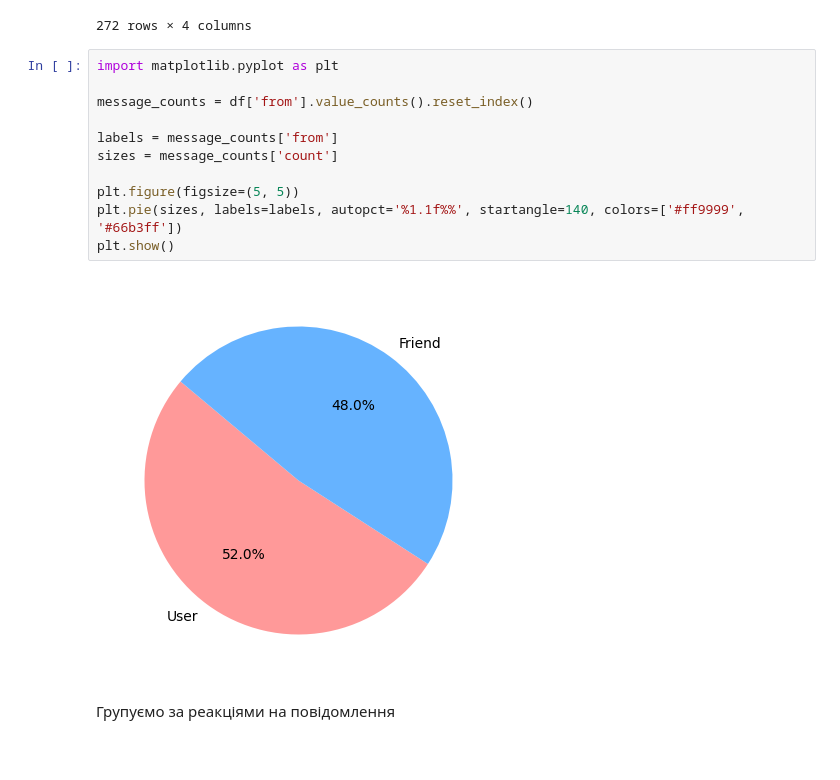
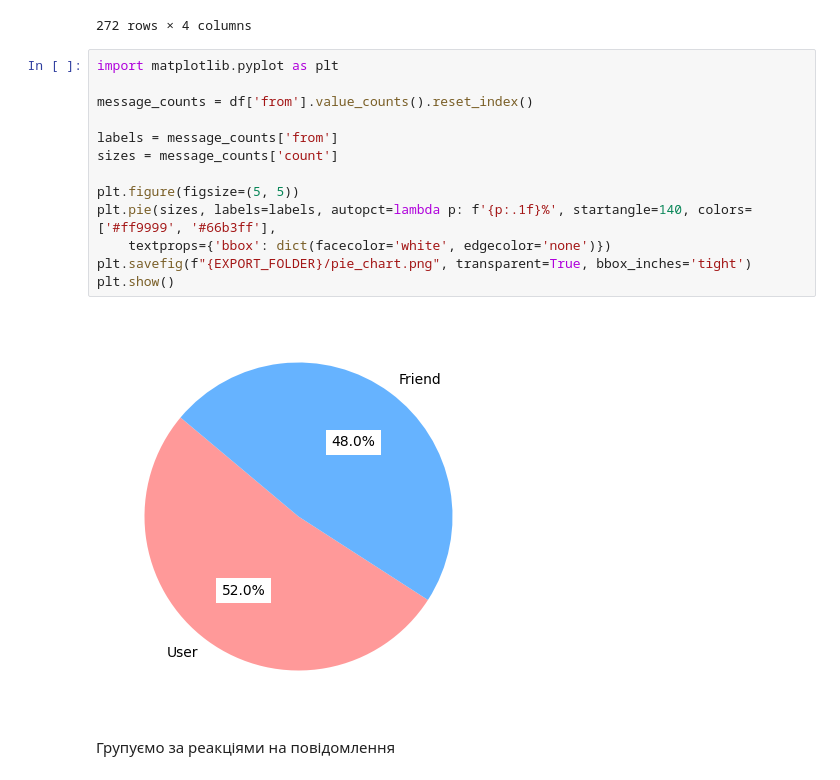
Before and after one commit to AdobyY/Telegram-chat-analyzer, a Jupyter notebook: EDA.ipynb, the cells around one changed output. Cells and saved outputs as stored; diff of their text form.

Commit message:
Changed background for pie chart

```diff
--- a/EDA.ipynb
+++ b/EDA.ipynb
@@ -65,16 +65,18 @@ emoji_df
 # %%
 import matplotlib.pyplot as plt
 
 message_counts = df['from'].value_counts().reset_index()
 
 labels = message_counts['from']
 sizes = message_counts['count']
 
 plt.figure(figsize=(5, 5))
-plt.pie(sizes, labels=labels, autopct='%1.1f%%', startangle=140, colors=['#ff9999', '#66b3ff'])
+plt.pie(sizes, labels=labels, autopct=lambda p: f'{p:.1f}%', startangle=140, colors=['#ff9999', '#66b3ff'],
+    textprops={'bbox': dict(facecolor='white', edgecolor='none')})
+plt.savefig(f"{EXPORT_FOLDER}/pie_chart.png", transparent=True, bbox_inches='tight')
 plt.show()
 # %% [output]
-[figure, old version]
+[figure, new version]
 # %% [markdown]
 Групуємо за реакціями на повідомлення
 # %%
```
